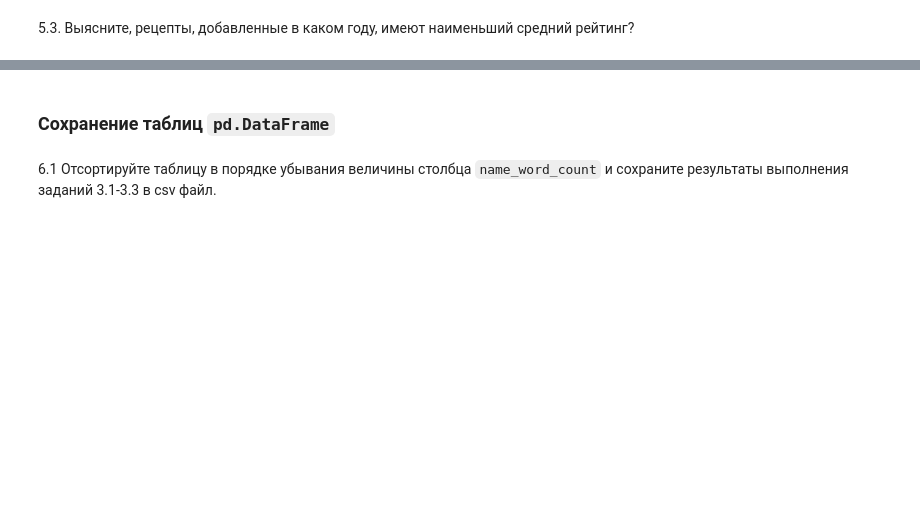
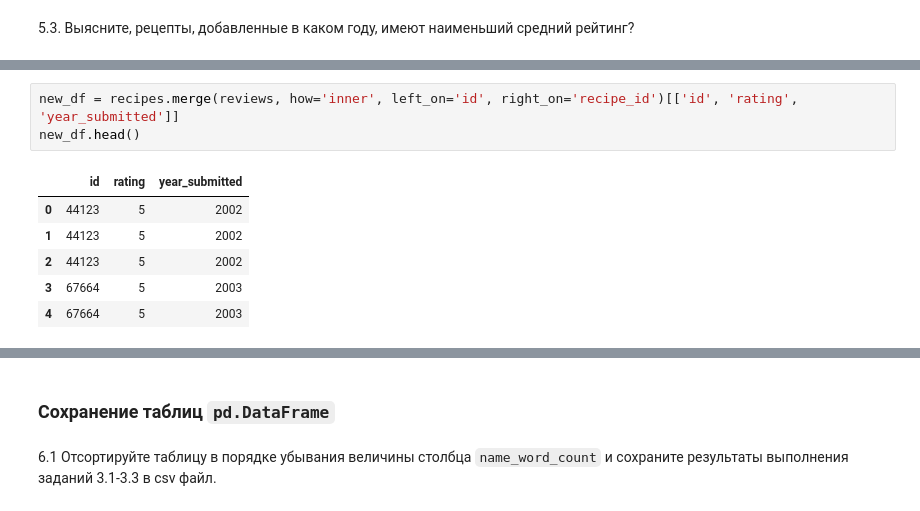
Before and after one commit to alexrzntsv/TOBD-FU, a Jupyter notebook: 2.pandas/02_pandas_в3_lr2_ПИ21_2_Рязанцев_Алексей.ipynb, the cells around one changed output, grey strips where cells are left out. Drawn from its saved outputs; the diff is of its cells as text; blank space fills up the shorter version.

```diff
--- a/2.pandas/02_pandas_в3_lr2_ПИ21_2_Рязанцев_Алексей.ipynb
+++ b/2.pandas/02_pandas_в3_lr2_ПИ21_2_Рязанцев_Алексей.ipynb
@@ -436,0 +473,10 @@ res_df.shape[0]
+# %%
+new_df = recipes.merge(reviews, how='inner', left_on='id', right_on='recipe_id')[['id', 'rating', 'year_submitted']]
+new_df.head()
+# %% [output]
+|  | id | rating | year_submitted |
+| 0 | 44123 | 5 | 2002 |
+| 1 | 44123 | 5 | 2002 |
+| 2 | 44123 | 5 | 2002 |
+| 3 | 67664 | 5 | 2003 |
+| 4 | 67664 | 5 | 2003 |
```
Also changed, not shown: parts of 12 cells of this notebook.
